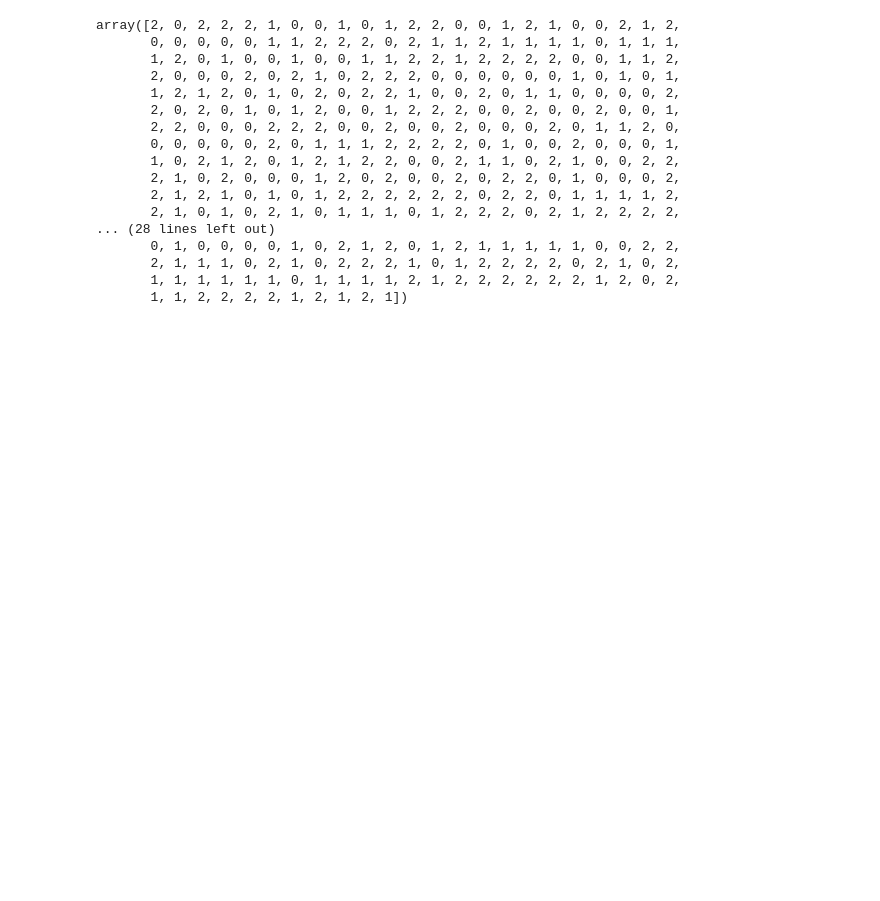
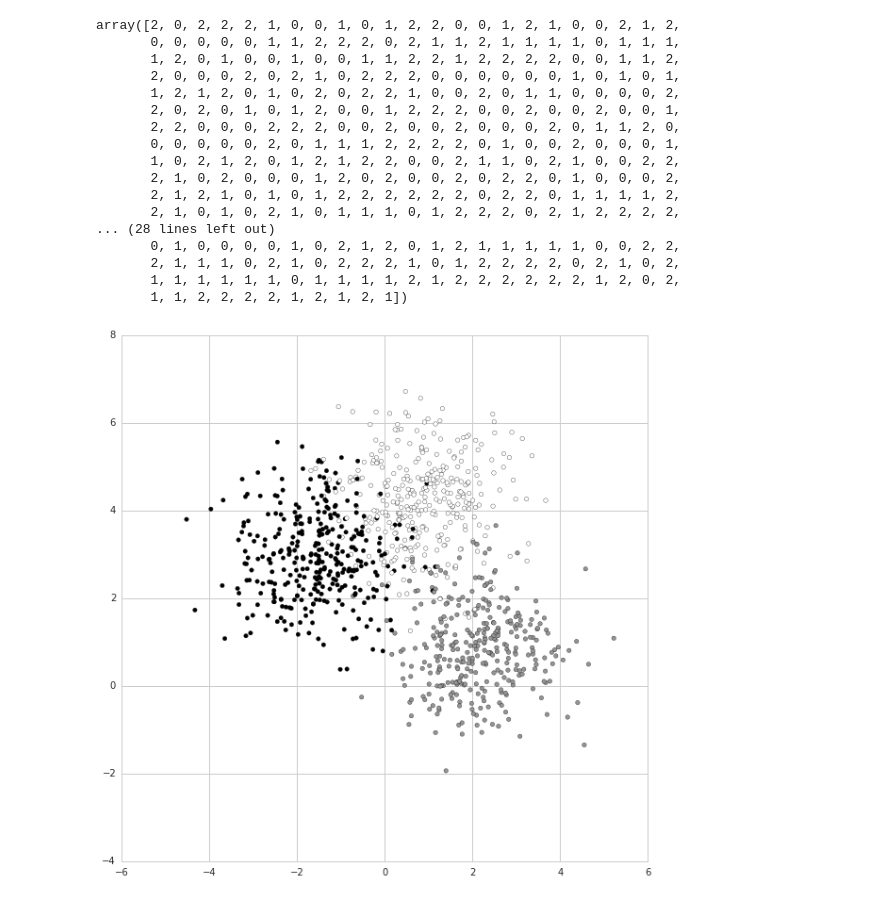
Before and after one commit to azbones/big_data, a Jupyter notebook: week_5/Week 6- ML and Stats.ipynb, the cells around one changed output. Cells and saved outputs as stored; diff of their text form; code cells hidden in the pictures; blank space fills up the shorter version.

```diff
--- a/week_5/Week 6- ML and Stats.ipynb
+++ b/week_5/Week 6- ML and Stats.ipynb
@@ -83,8 +84,14 @@ array([2, 0, 2, 2, 2, 1, 0, 0, 1, 0, 1, 2, 2, 0, 0, 1, 2, 1, 0, 0, 2, 1, 2,
        1, 1, 2, 2, 2, 2, 1, 2, 1, 2, 1])
 # %%
 import matplotlib.pyplot as plt
+import seaborn as sns
+import matplotlib as mpl
+sns.set_style("whitegrid")
+mpl.rcParams['figure.figsize'] = (10.0, 10.0)
 plt.scatter(X[:,0],X[:,1], c=y)
 plt.show()
+# %% [output]
+[figure, added]
 # %%
 plt.scatter(iris.data[:, 2], iris.data[:, 3],
                 c=iris.target)
```
Also changed, not shown: parts of 9 cells of this notebook.
